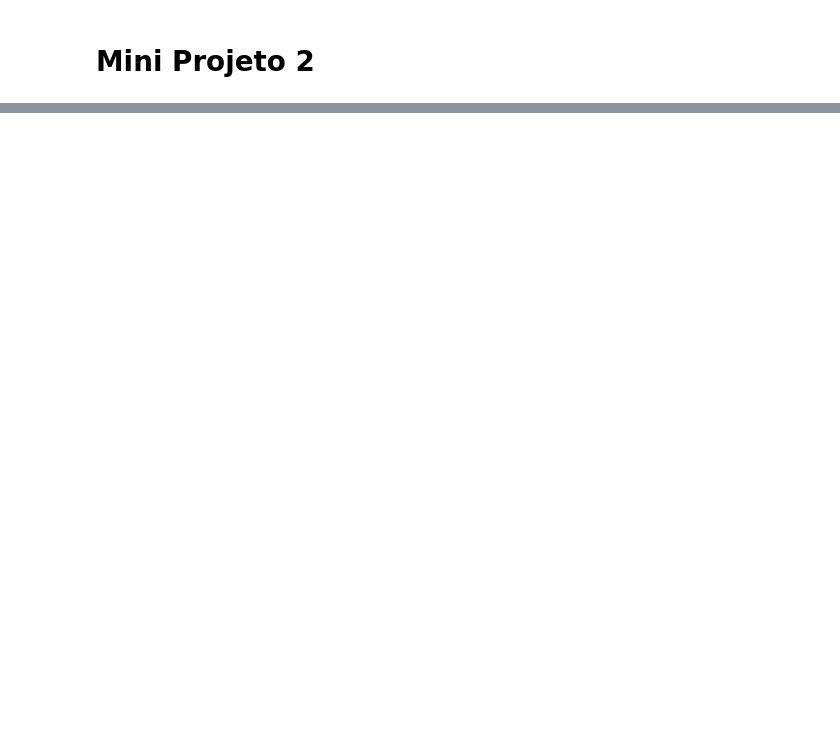
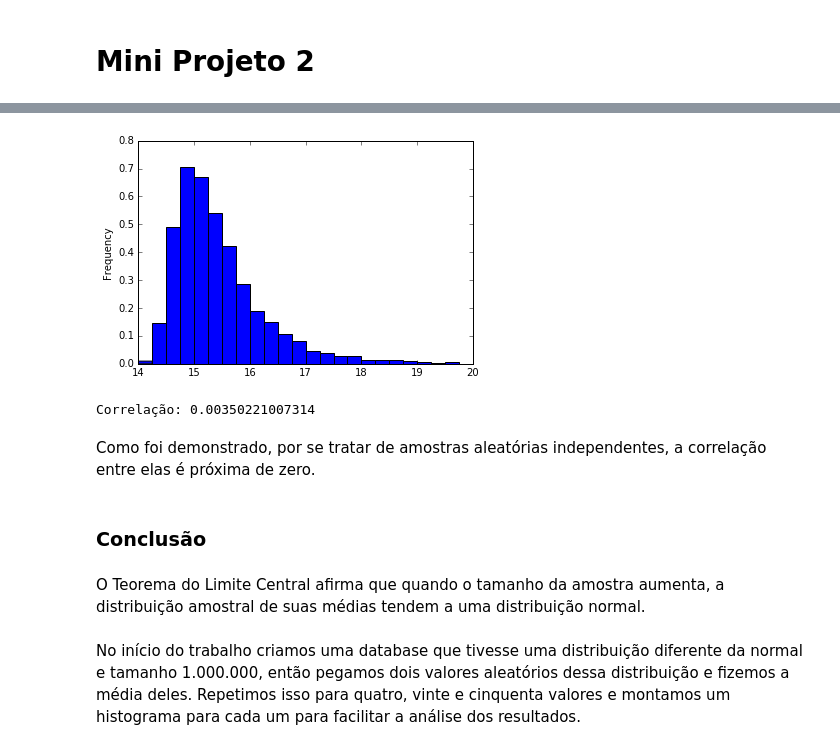
Before and after one commit to gabsmoreira/Ciencias-dos-Dados, a Jupyter notebook: CD/Mini Projeto 2/Mini_Projeto_2.ipynb, the cells around one changed output, grey strips where cells are left out. Saved outputs shown, nothing was run; the diff lists cells and outputs as text; code cells hidden in the pictures; blank space fills up the shorter version.

```diff
--- a/CD/Mini Projeto 2/Mini_Projeto_2.ipynb
+++ b/CD/Mini Projeto 2/Mini_Projeto_2.ipynb
@@ -140,0 +158,17 @@ hist = dataframe.plot(kind = 'hist',bins = faixa, normed = True)
+# %%
+hist9 = dataframe9.plot(kind = 'hist',bins = faixa, normed = True)
+# %% [output]
+[figure, added]
+# %%
+corr = dataframe1.corr(dataframe9)
+print("Correlação:", corr)
+# %% [output]
+Correlação: 0.00350221007314
+# %% [markdown]
+Como foi demonstrado, por se tratar de amostras aleatórias independentes, a correlação entre elas é próxima de zero.
+# %% [markdown]
+### Conclusão
+# %% [markdown]
+O Teorema do Limite Central afirma que quando o tamanho da amostra aumenta, a distribuição amostral de suas médias tendem a uma distribuição normal.
+# %% [markdown]
+No início do trabalho criamos uma database que tivesse uma distribuição diferente da normal e tamanho 1.000.000, então pegamos dois valores aleatórios dessa distribuição e fizemos a média deles. Repetimos isso para quatro, vinte e cinquenta valores e montamos um histograma para cada um para facilitar a análise dos resultados.
```
Also changed, not shown: parts of 23 cells of this notebook.
